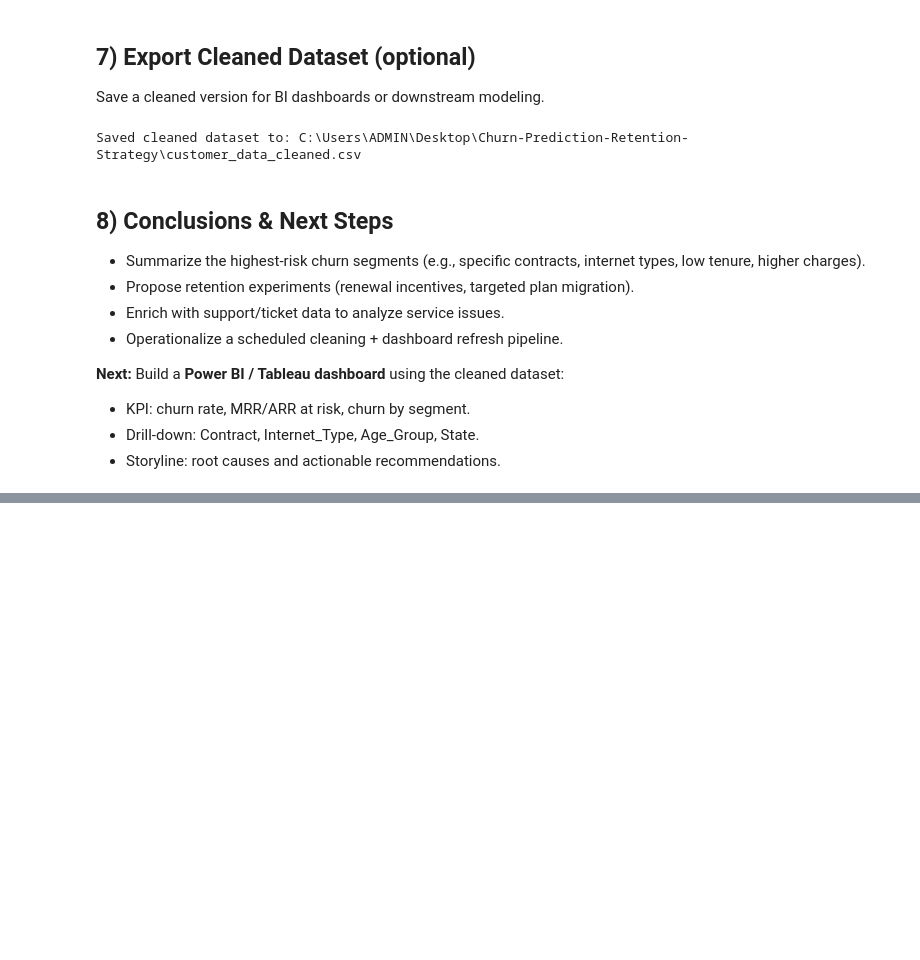
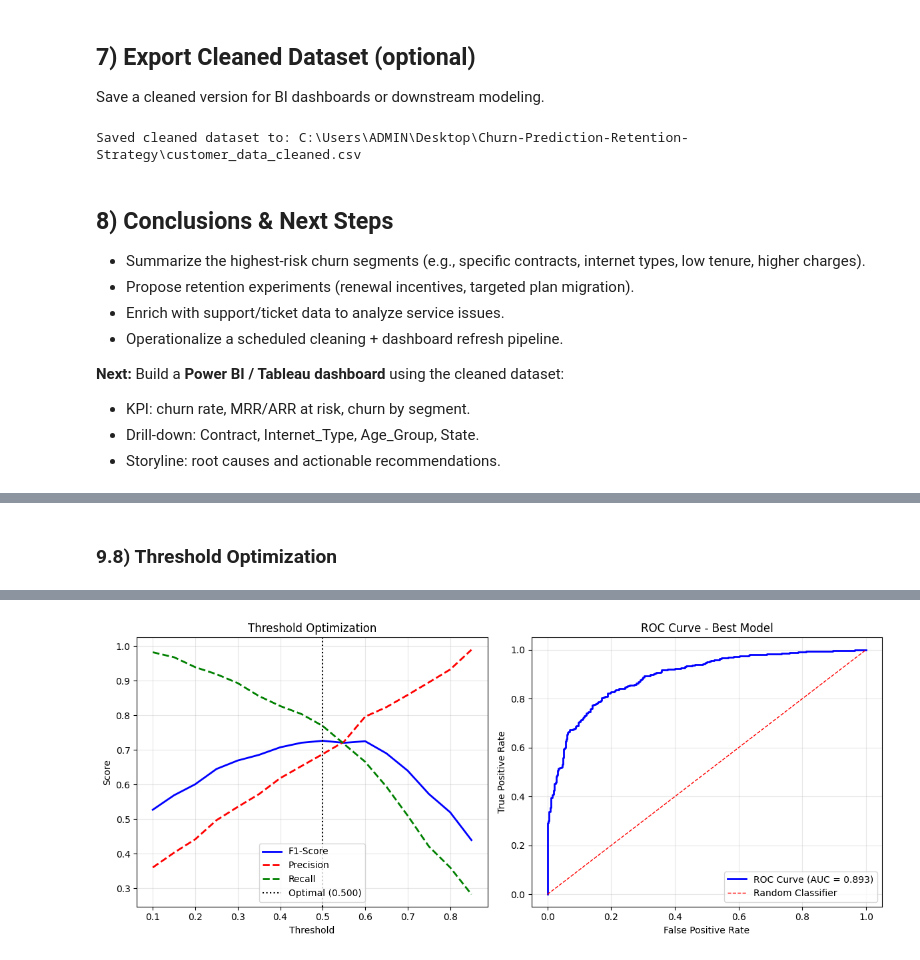
Before and after one commit to 23092003e/Churn-Prediction-Retention-Strategy, a Jupyter notebook: Customer_Churn_Analysis.ipynb, the cells around one changed output, grey strips where cells are left out. Cells and saved outputs as stored; diff of their text form; code cells hidden in the pictures; blank space fills up the shorter version.

```diff
--- a/Customer_Churn_Analysis.ipynb
+++ b/Customer_Churn_Analysis.ipynb
@@ -727,0 +1145,15 @@ Saved cleaned dataset to: C:\Users\ADMIN\Desktop\Churn-Prediction-Retention-Stra
+# %%
+# 2. Stacking Classifier
+print("\nTraining Stacking Classifier...")
+stacking_clf = StackingClassifier(
+    estimators=base_models,
+    final_estimator=LogisticRegression(max_iter=1000),
+    cv=3,
+    stack_method='predict_proba'
+)
+
+stacking_clf.fit(X_train_smote, y_train_smote)
+stacking_proba = stacking_clf.predict_proba(X_test_enh)[:,1]
+stacking_pred = (stacking_proba >= 0.5).astype(int)
+
+evaluate_model_enhanced("Stacking Classifier", y_test_enh, stacking_pred, stacking_proba)
@@ -727,0 +1383,64 @@ Saved cleaned dataset to: C:\Users\ADMIN\Desktop\Churn-Prediction-Retention-Stra
+# %% [markdown]
+### 9.8) Threshold Optimization
+# %%
+# Optimize decision threshold for best F1-score
+print("Optimizing decision threshold...")
+
+thresholds = np.arange(0.1, 0.9, 0.05)
+f1_scores = []
+precision_scores = []
+recall_scores = []
+
+# Use the best model's probabilities
+best_model_proba = best_rf_proba
+
+for threshold in thresholds:
+    pred_thresh = (best_model_proba >= threshold).astype(int)
+    f1 = f1_score(y_test_enh, pred_thresh)
+    precision = precision_score(y_test_enh, pred_thresh)
+    recall = recall_score(y_test_enh, pred_thresh)
+
+    f1_scores.append(f1)
+    precision_scores.append(precision)
+    recall_scores.append(recall)
+
+# Find optimal threshold
+optimal_idx = np.argmax(f1_scores)
+optimal_threshold = thresholds[optimal_idx]
+optimal_f1 = f1_scores[optimal_idx]
+
+print(f"Optimal threshold: {optimal_threshold:.3f}")
+print(f"Optimal F1-score: {optimal_f1:.4f}")
+
+# Plot threshold optimization
+plt.figure(figsize=(12, 5))
+
+plt.subplot(1, 2, 1)
+plt.plot(thresholds, f1_scores, 'b-', label='F1-Score', linewidth=2)
+plt.plot(thresholds, precision_scores, 'r--', label='Precision', linewidth=2)
+plt.plot(thresholds, recall_scores, 'g--', label='Recall', linewidth=2)
+plt.axvline(optimal_threshold, color='black', linestyle=':', label=f'Optimal ({optimal_threshold:.3f})')
+plt.xlabel('Threshold')
+plt.ylabel('Score')
+plt.title('Threshold Optimization')
+plt.legend()
+plt.grid(alpha=0.3)
+
+# ROC curve for best model
+fpr, tpr, _ = roc_curve(y_test_enh, best_model_proba)
+plt.subplot(1, 2, 2)
+plt.plot(fpr, tpr, 'b-', linewidth=2, label=f'ROC Curve (AUC = {roc_auc_score(y_test_enh, best_model_proba):.3f})')
+plt.plot([0, 1], [0, 1], 'r--', linewidth=1, label='Random Classifier')
+plt.xlabel('False Positive Rate')
+plt.ylabel('True Positive Rate')
+plt.title('ROC Curve - Best Model')
+plt.legend()
+plt.grid(alpha=0.3)
+
+plt.tight_layout()
+plt.show()
+
+# Final evaluation with optimal threshold
+final_pred = (best_model_proba >= optimal_threshold).astype(int)
+evaluate_model_enhanced("Optimized Threshold Model", y_test_enh, final_pred, best_model_proba)
+# %% [output]
@@ -727,0 +1450 @@ Saved cleaned dataset to: C:\Users\ADMIN\Desktop\Churn-Prediction-Retention-Stra
+[figure, added]
```
Also changed, not shown: parts of 31 cells of this notebook, 4 other files.
